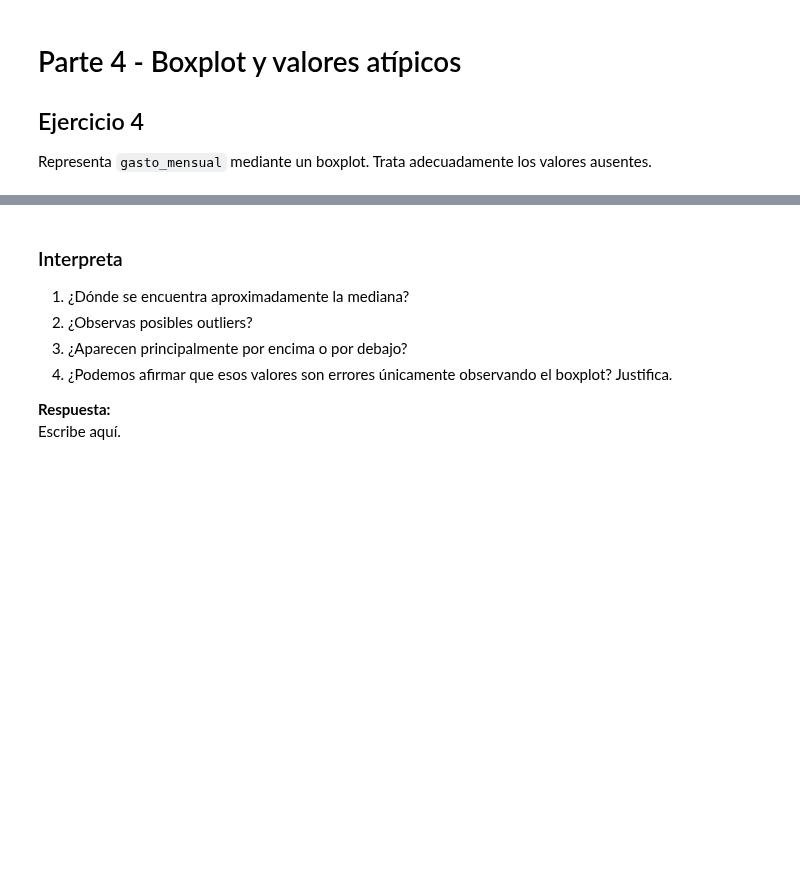
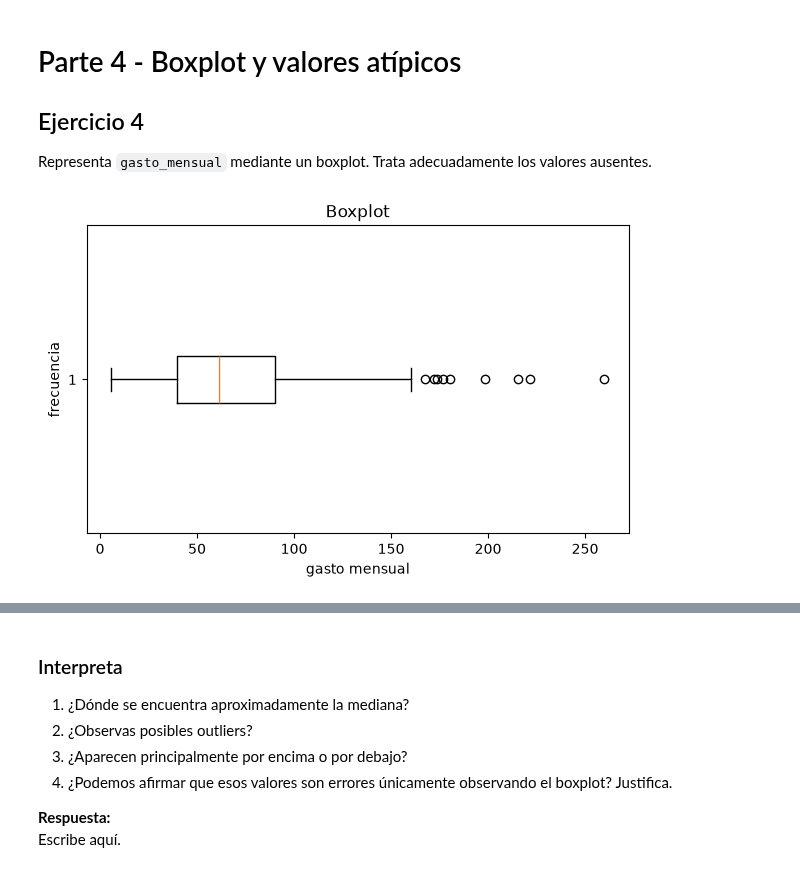
Before and after one commit to mmartinezvaras/s_aprendizaje, a Jupyter notebook: Notebooks S.aprendizaje/UD2/Practica_05.ipynb, the cells around one changed output, grey strips where cells are left out. Cells and saved outputs as stored; diff of their text form; code cells hidden in the pictures; blank space fills up the shorter version.

```diff
--- a/Notebooks S.aprendizaje/UD2/Practica_05.ipynb
+++ b/Notebooks S.aprendizaje/UD2/Practica_05.ipynb
@@ -206,0 +232,10 @@ Representa `gasto_mensual` mediante un boxplot. Trata adecuadamente los valores
+# %%
+# TODO: crea un boxplot de gasto_mensual
+plt.figure(figsize=(7,4))
+plt.boxplot(df["gasto_mensual"].dropna(),orientation="horizontal")
+plt.xlabel("gasto mensual")
+plt.ylabel("frecuencia")
+plt.title("Boxplot")
+plt.show()
+# %% [output]
+[figure, added]
```
Also changed, not shown: parts of 12 cells of this notebook.
